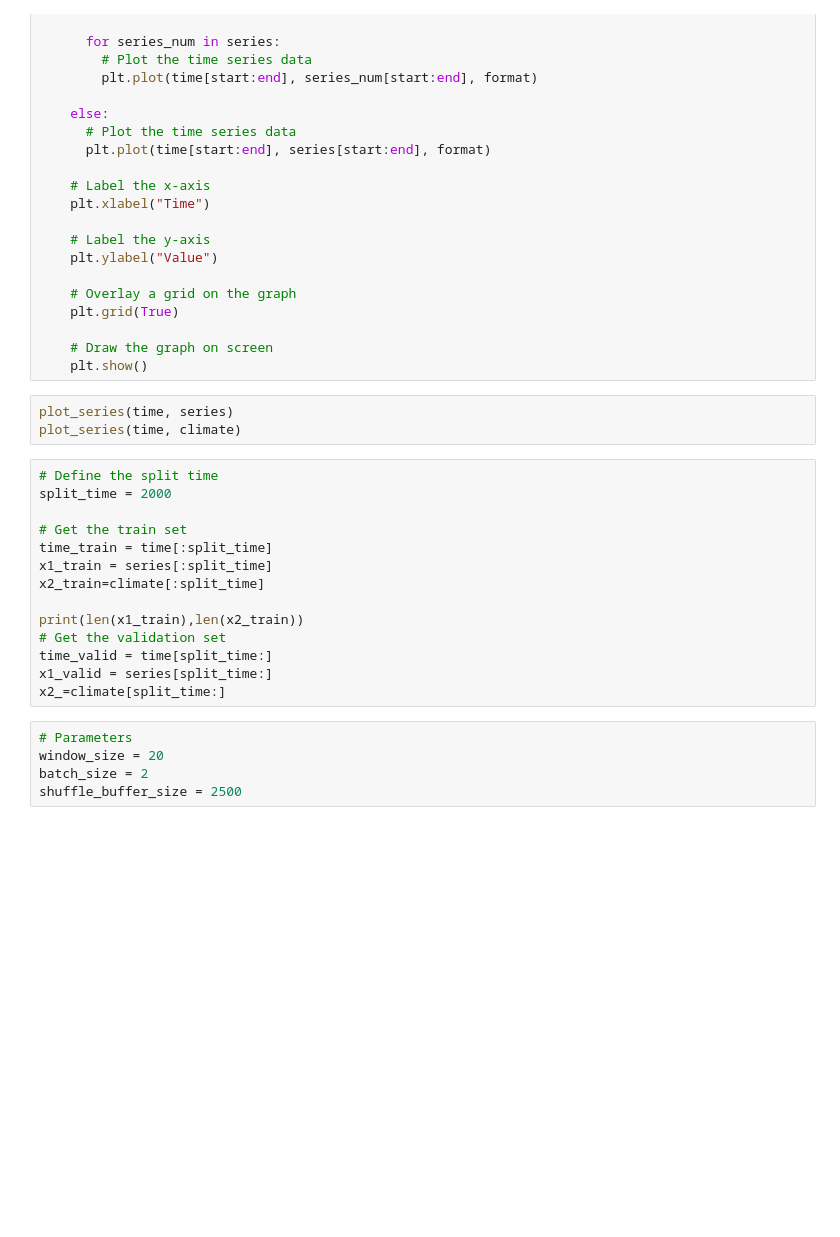
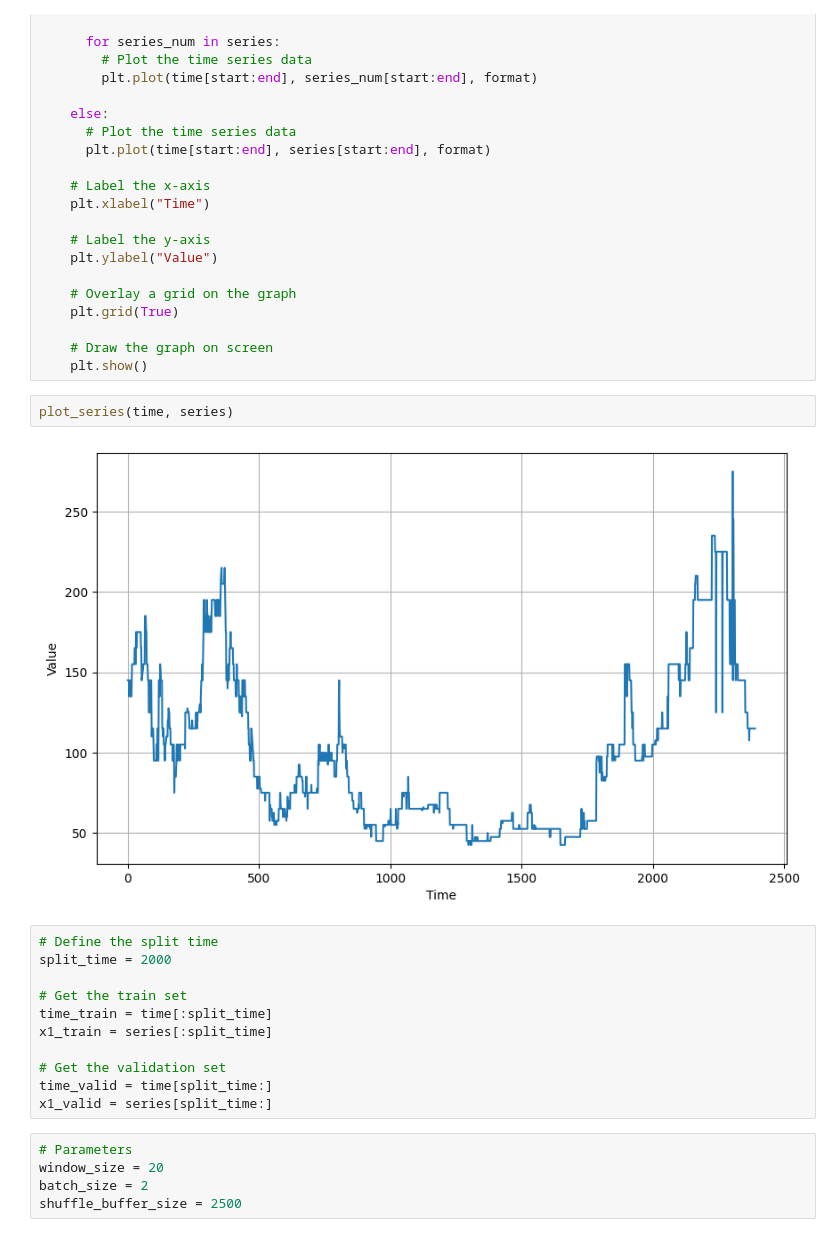
Before and after one commit to Shrish-KS/Recurrent-NN, a Jupyter notebook: model.ipynb, the cells around one changed output. Drawn from its saved outputs; the diff is of its cells as text; blank space fills up the shorter version.

```diff
--- a/model.ipynb
+++ b/model.ipynb
@@ -84,7 +114,8 @@ def plot_series(time, series, format="-", start=0, end=None):
     plt.show()
 # %%
 plot_series(time, series)
-plot_series(time, climate)
+# %% [output]
+[figure, added]
 # %%
 # Define the split time
 split_time = 2000
@@ -92,13 +123,10 @@ split_time = 2000
 # Get the train set
 time_train = time[:split_time]
 x1_train = series[:split_time]
-x2_train=climate[:split_time]
 
-print(len(x1_train),len(x2_train))
 # Get the validation set
 time_valid = time[split_time:]
 x1_valid = series[split_time:]
-x2_=climate[split_time:]
 # %%
 # Parameters
 window_size = 20
```
Also changed, not shown: parts of 26 cells of this notebook.
